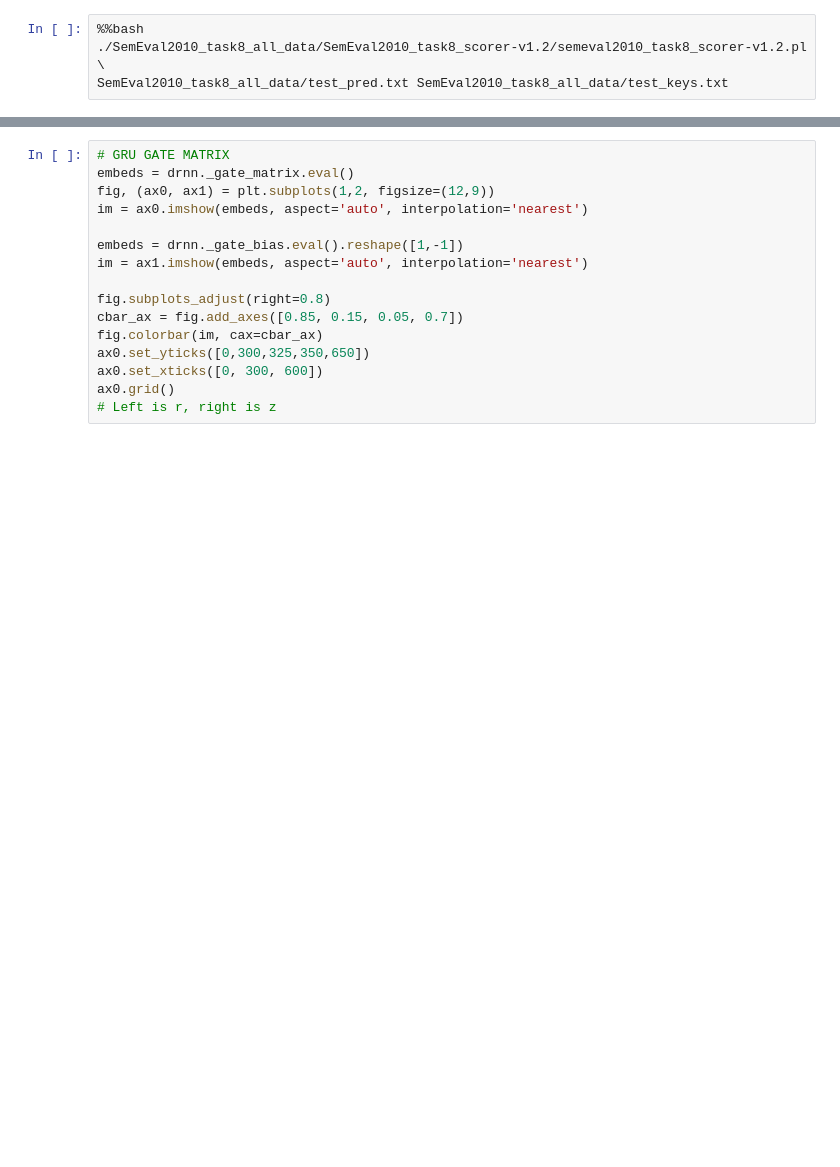
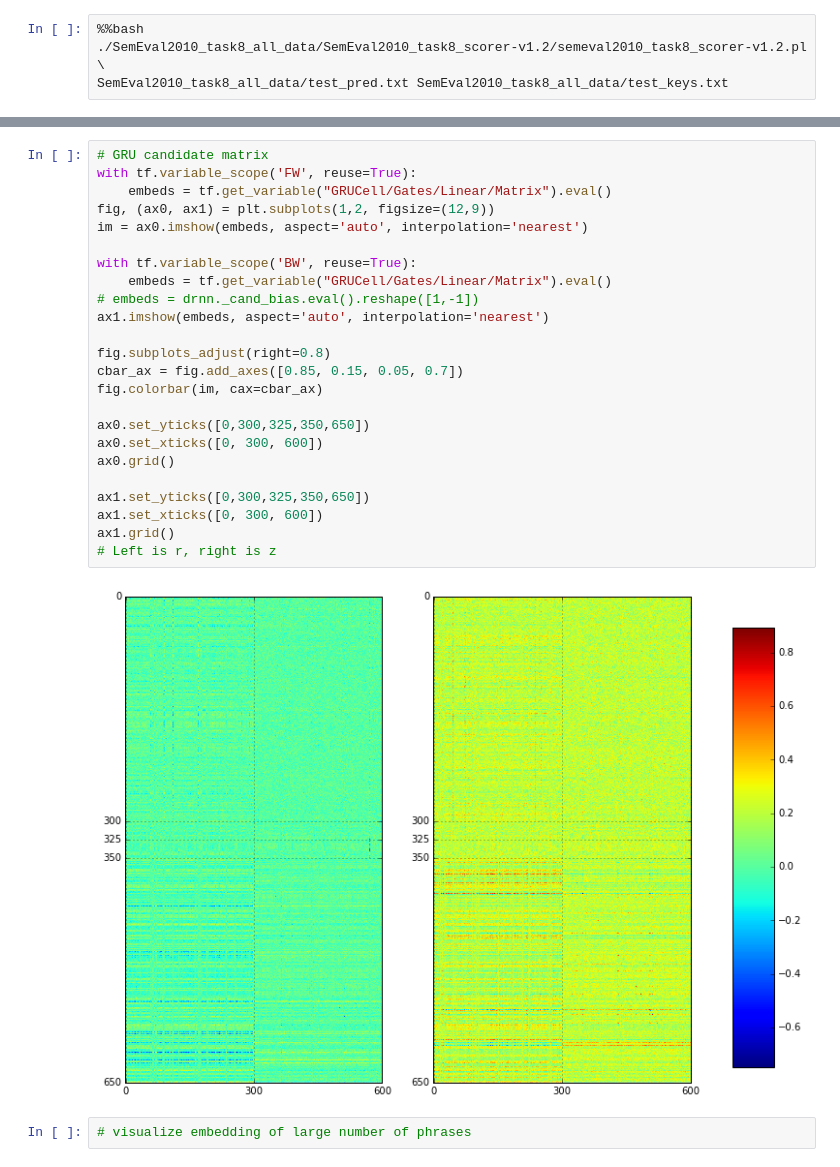
Before and after one commit to teffland/Relation-Extraction, a Jupyter notebook: RelEmbed Single.ipynb, the cells around one changed output, grey strips where cells are left out. Drawn from its saved outputs; the diff is of its cells as text; blank space fills up the shorter version.

```diff
--- a/RelEmbed Single.ipynb
+++ b/RelEmbed Single.ipynb
@@ -469,16 +583,28 @@ ax0.grid()
 # %%
-# GRU GATE MATRIX
-embeds = drnn._gate_matrix.eval()
+# GRU candidate matrix
+with tf.variable_scope('FW', reuse=True):
+    embeds = tf.get_variable("GRUCell/Gates/Linear/Matrix").eval()
 fig, (ax0, ax1) = plt.subplots(1,2, figsize=(12,9))
 im = ax0.imshow(embeds, aspect='auto', interpolation='nearest')
 
-embeds = drnn._gate_bias.eval().reshape([1,-1])
-im = ax1.imshow(embeds, aspect='auto', interpolation='nearest')
+with tf.variable_scope('BW', reuse=True):
+    embeds = tf.get_variable("GRUCell/Gates/Linear/Matrix").eval()
+# embeds = drnn._cand_bias.eval().reshape([1,-1])
+ax1.imshow(embeds, aspect='auto', interpolation='nearest')
 
 fig.subplots_adjust(right=0.8)
 cbar_ax = fig.add_axes([0.85, 0.15, 0.05, 0.7])
 fig.colorbar(im, cax=cbar_ax)
+
 ax0.set_yticks([0,300,325,350,650])
 ax0.set_xticks([0, 300, 600])
 ax0.grid()
+
+ax1.set_yticks([0,300,325,350,650])
+ax1.set_xticks([0, 300, 600])
+ax1.grid()
 # Left is r, right is z
+# %% [output]
+[figure, added]
+# %%
+# visualize embedding of large number of phrases
```
Also changed, not shown: parts of 13 cells of this notebook, 8 other files.
